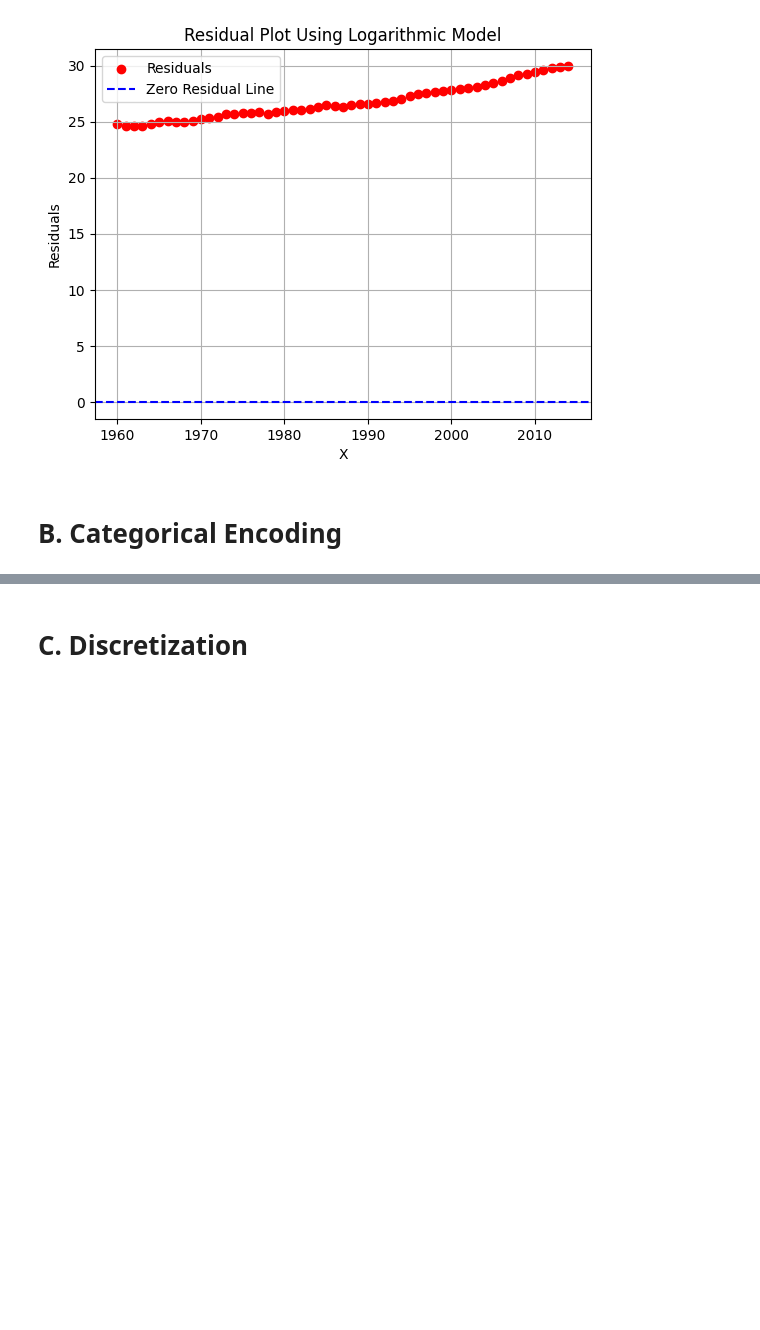
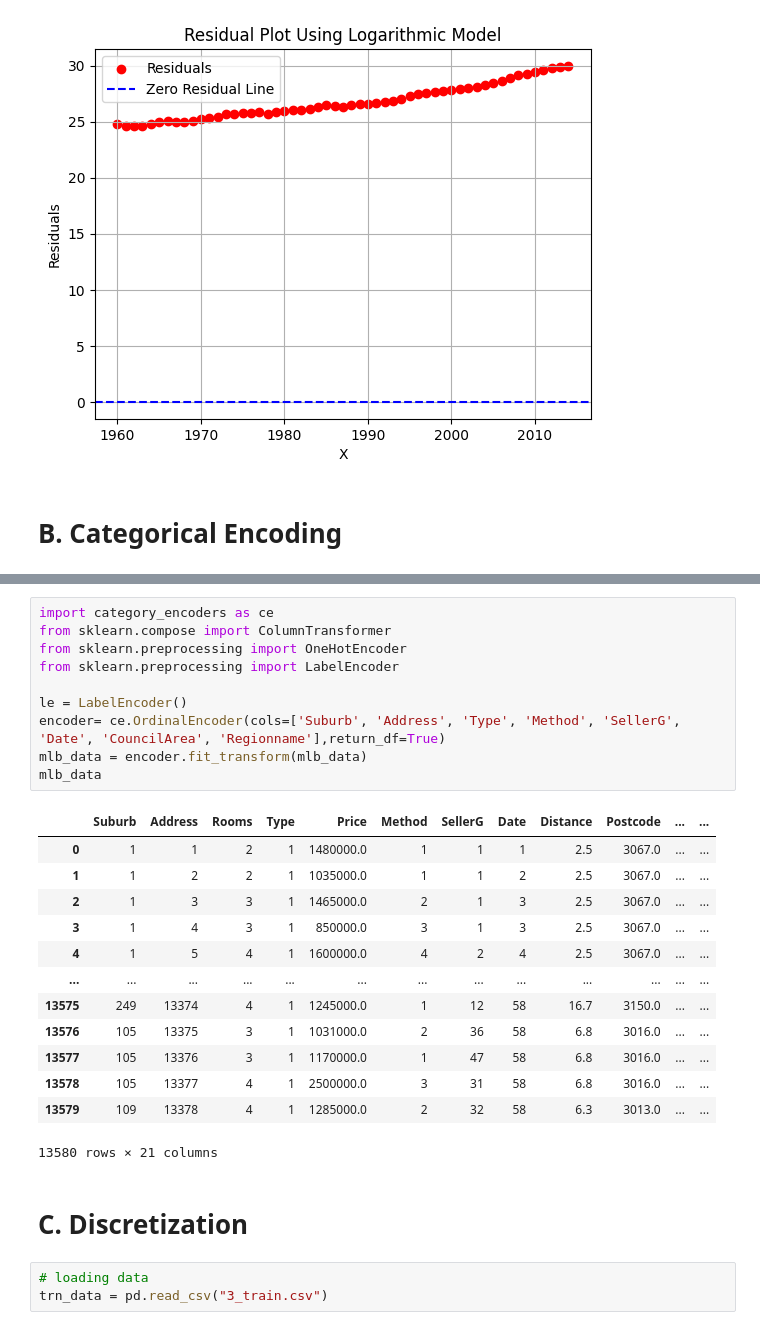
Before and after one commit to jaytejada2010/4103-reporting-exercises, a Jupyter notebook: tejada.ipynb, the cells around one changed output, grey strips where cells are left out. Drawn from its saved outputs; the diff is of its cells as text; blank space fills up the shorter version.

```diff
--- a/tejada.ipynb
+++ b/tejada.ipynb
@@ -227,2 +213,29 @@ mlb_data
+# %%
+import category_encoders as ce
+from sklearn.compose import ColumnTransformer
+from sklearn.preprocessing import OneHotEncoder
+from sklearn.preprocessing import LabelEncoder
+
+le = LabelEncoder()
+encoder= ce.OrdinalEncoder(cols=['Suburb', 'Address', 'Type', 'Method', 'SellerG', 'Date', 'CouncilArea', 'Regionname'],return_df=True)
+mlb_data = encoder.fit_transform(mlb_data)
+mlb_data
+# %% [output]
+|  | Suburb | Address | Rooms | Type | Price | Method | SellerG | Date | Distance | Postcode | ... | ... |
+| 0 | 1 | 1 | 2 | 1 | 1480000.0 | 1 | 1 | 1 | 2.5 | 3067.0 | ... | ... |
+| 1 | 1 | 2 | 2 | 1 | 1035000.0 | 1 | 1 | 2 | 2.5 | 3067.0 | ... | ... |
+| 2 | 1 | 3 | 3 | 1 | 1465000.0 | 2 | 1 | 3 | 2.5 | 3067.0 | ... | ... |
+| 3 | 1 | 4 | 3 | 1 | 850000.0 | 3 | 1 | 3 | 2.5 | 3067.0 | ... | ... |
+| 4 | 1 | 5 | 4 | 1 | 1600000.0 | 4 | 2 | 4 | 2.5 | 3067.0 | ... | ... |
+| ... | ... | ... | ... | ... | ... | ... | ... | ... | ... | ... | ... | ... |
+| 13575 | 249 | 13374 | 4 | 1 | 1245000.0 | 1 | 12 | 58 | 16.7 | 3150.0 | ... | ... |
+| 13576 | 105 | 13375 | 3 | 1 | 1031000.0 | 2 | 36 | 58 | 6.8 | 3016.0 | ... | ... |
+| 13577 | 105 | 13376 | 3 | 1 | 1170000.0 | 1 | 47 | 58 | 6.8 | 3016.0 | ... | ... |
+| 13578 | 105 | 13377 | 4 | 1 | 2500000.0 | 3 | 31 | 58 | 6.8 | 3016.0 | ... | ... |
+| 13579 | 109 | 13378 | 4 | 1 | 1285000.0 | 2 | 32 | 58 | 6.3 | 3013.0 | ... | ... |
+13580 rows × 21 columns
 # %% [markdown]
 # C. Discretization
+# %%
+# loading data
+trn_data = pd.read_csv("3_train.csv")
```
Also changed, not shown: parts of 3 cells of this notebook.
